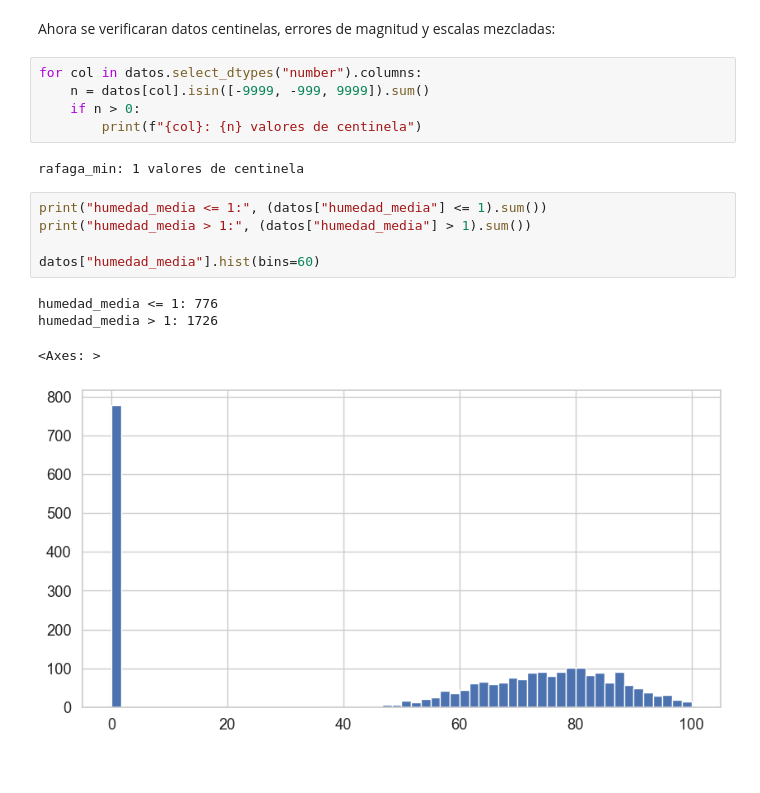
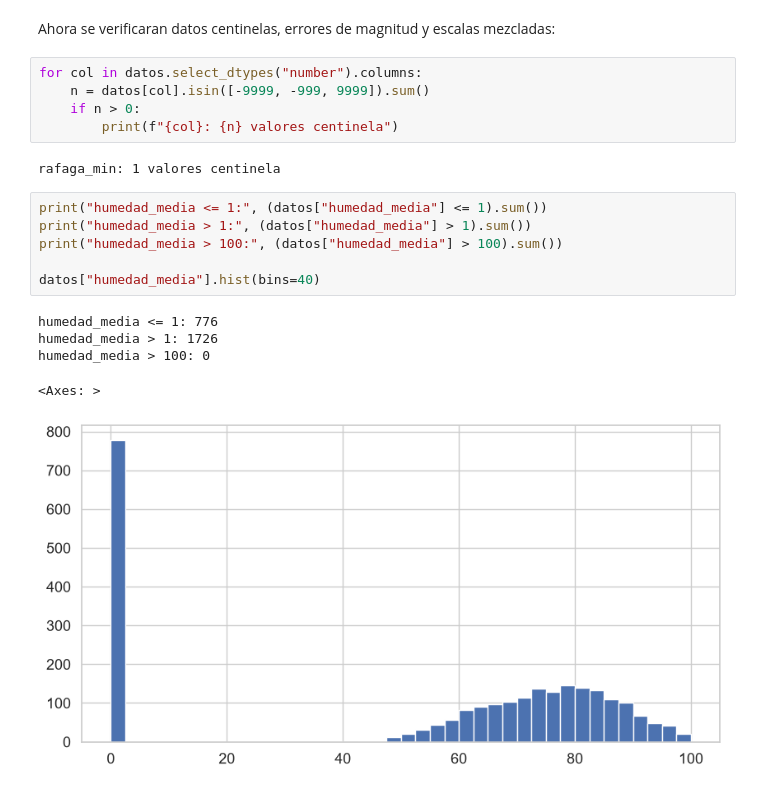
Before and after one commit to mzambranob/Fork-MaterialDeClase-ISIS-2611, a Jupyter notebook: 202620/Laboratorios/L1/laboratorio_1.ipynb, the cells around one changed output. Saved outputs shown, nothing was run; the diff lists cells and outputs as text.

Commit message:
Verificación de datos pulida #1

```diff
--- a/202620/Laboratorios/L1/laboratorio_1.ipynb
+++ b/202620/Laboratorios/L1/laboratorio_1.ipynb
@@ -283,16 +307,18 @@ Ahora se verificaran datos centinelas, errores de magnitud y escalas mezcladas:
 for col in datos.select_dtypes("number").columns:
     n = datos[col].isin([-9999, -999, 9999]).sum()
     if n > 0:
-        print(f"{col}: {n} valores de centinela")
+        print(f"{col}: {n} valores centinela")
 # %% [output]
-rafaga_min: 1 valores de centinela
+rafaga_min: 1 valores centinela
 # %%
 print("humedad_media <= 1:", (datos["humedad_media"] <= 1).sum())
 print("humedad_media > 1:", (datos["humedad_media"] > 1).sum())
+print("humedad_media > 100:", (datos["humedad_media"] > 100).sum())
 
-datos["humedad_media"].hist(bins=60)
+datos["humedad_media"].hist(bins=40)
 # %% [output]
 humedad_media <= 1: 776
 humedad_media > 1: 1726
+humedad_media > 100: 0
 <Axes: >
-[figure, old version]
+[figure, new version]
```
Also changed, not shown: parts of 15 cells of this notebook.
